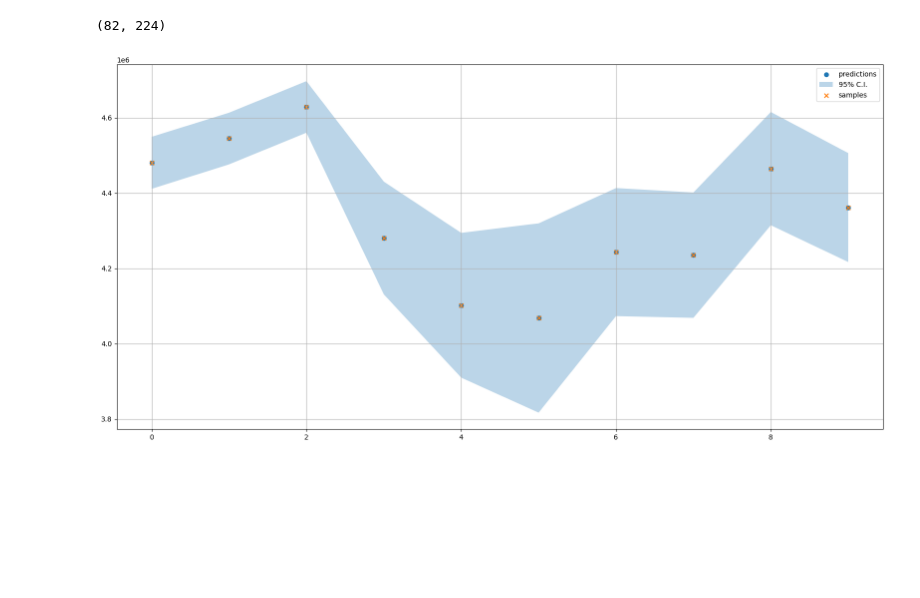
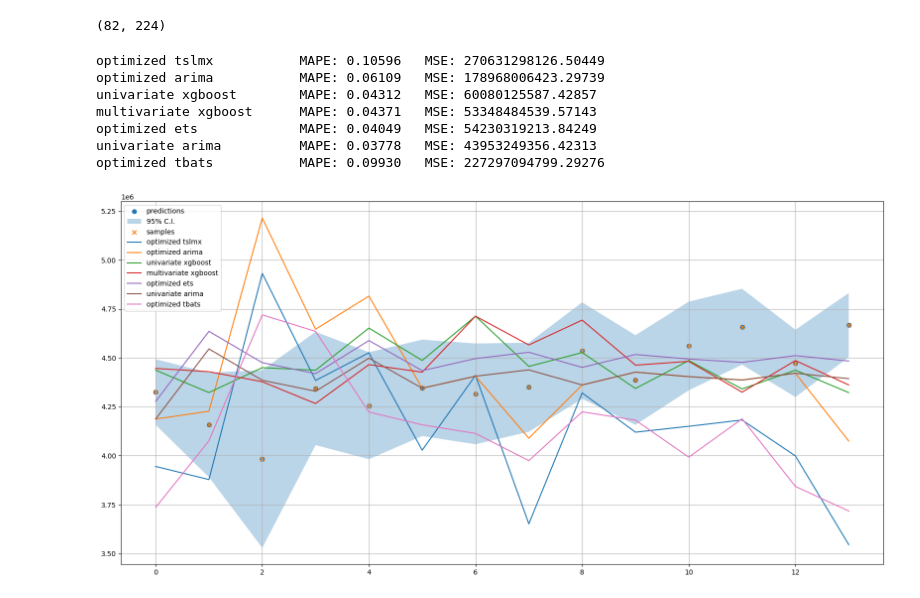
Before and after one commit to francesco-gramegna/lauehack2024team, a Jupyter notebook: src/experiments.ipynb, the cells around one changed output. Cells and saved outputs as stored; diff of their text form; code cells hidden in the pictures; blank space fills up the shorter version.

```diff
--- a/src/experiments.ipynb
+++ b/src/experiments.ipynb
@@ -68,44 +68,52 @@ df.shape
 # %%
 from sklearn.metrics import mean_absolute_percentage_error, mean_squared_error
 
+with warnings.catch_warnings(action="ignore"):
 
-forecaster = Forecaster()
-forecaster.fit(df)
+    forecaster = Forecaster()
+    forecaster.fit(df)
 
-preds, stds = forecaster.forecast(
-    10,
-    external_actions = [
-        ExternalAction("YREX_months_of_treatment", 1.50, 85, 2, "update"),
-        ExternalAction("INNOVIX_months_of_treatment", 0.5, 85, 2, "update"),
-    ],
-    maxlags = 15,
-    verbose = True,
-)
+    preds, stds = forecaster.forecast(
+        14,
+        external_actions = [
+            ExternalAction("YREX_months_of_treatment", 2, 82, 2, "update"),
+            # ExternalAction("INNOVIX_months_of_treatment", 0.5, 85, 2, "update"),
+        ],
+        maxlags = 15,
+        verbose = True,
+    )
 
 
-plot_gp(
-    pred = pd.Series(index=range(len(preds)), data=preds),
-    samples = pd.Series(index=range(len(preds)), data=preds),
-    # samples = pd.Series(index=range(len(dff.iloc[-len(stds):]["ex_factory_volumes"])), data=dff.iloc[-len(stds):]["ex_factory_volumes"].values),
-    std = np.array(stds),
-    figsize = (16, 8)
-)
+    plot_gp(
+        pred = pd.Series(index=range(len(preds)), data=preds),
+        samples = pd.Series(index=range(len(preds)), data=preds),
+        # samples = pd.Series(index=range(len(dff.iloc[-len(stds):]["ex_factory_volumes"])), data=dff.iloc[-len(stds):]["ex_factory_volumes"].values),
+        std = np.array(stds),
+        figsize = (16, 8)
+    )
 
-# for algo in df_truth["Forecast Algorithm"].unique():
-#     df_tr = get_df_truth(df_truth, algo)
-#     if len(df_tr) == 0:
-#         df_tr = get_df_truth(df_truth, algo, period="Rolling 3 mth avg")
+    for algo in df_truth["Forecast Algorithm"].unique():
+        df_tr = get_df_truth(df_truth, algo)
+        if len(df_tr) == 0:
+            df_tr = get_df_truth(df_truth, algo, period="Rolling 3 mth avg")
 
 
-#     plt.plot(range(len(df_tr)), df_tr["Value"], label=algo)
+        plt.plot(range(len(df_tr)), df_tr["Value"], label=algo)
 
-#     print(
-#         f"{algo:<25} "
-#         f"MAPE: {mean_absolute_percentage_error(df_tr['Value'], preds[-len(df_tr['Value']):]):.5f}   "
-#         f"MSE: {mean_squared_error(df_tr['Value'], preds[-len(df_tr['Value']):]):.5f} "
-#     )
+        print(
+            f"{algo:<25} "
+            f"MAPE: {mean_absolute_percentage_error(df_tr['Value'], preds[-len(df_tr['Value']):]):.5f}   "
+            f"MSE: {mean_squared_error(df_tr['Value'], preds[-len(df_tr['Value']):]):.5f} "
+        )
 
-plt.legend()
-plt.show()
+    plt.legend()
+    plt.show()
 # %% [output]
+optimized tslmx           MAPE: 0.10596   MSE: 270631298126.50449
+optimized arima           MAPE: 0.06109   MSE: 178968006423.29739
+univariate xgboost        MAPE: 0.04312   MSE: 60080125587.42857
+multivariate xgboost      MAPE: 0.04371   MSE: 53348484539.57143
+optimized ets             MAPE: 0.04049   MSE: 54230319213.84249
+univariate arima          MAPE: 0.03778   MSE: 43953249356.42313
+optimized tbats           MAPE: 0.09930   MSE: 227297094799.29276
-[figure, old version]
+[figure, new version]
```
